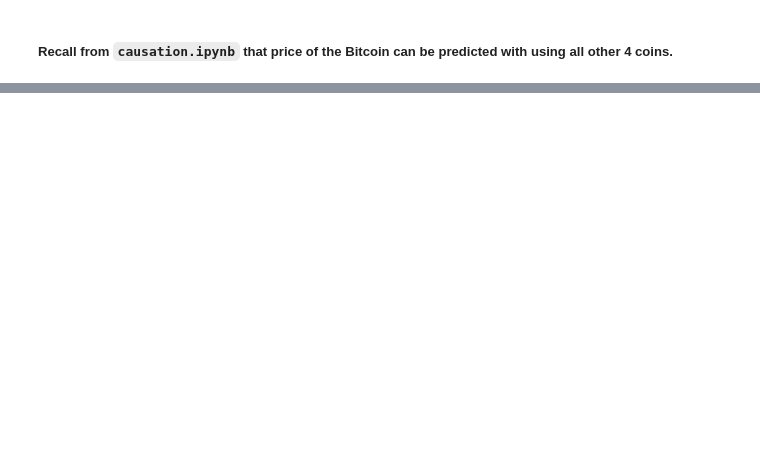
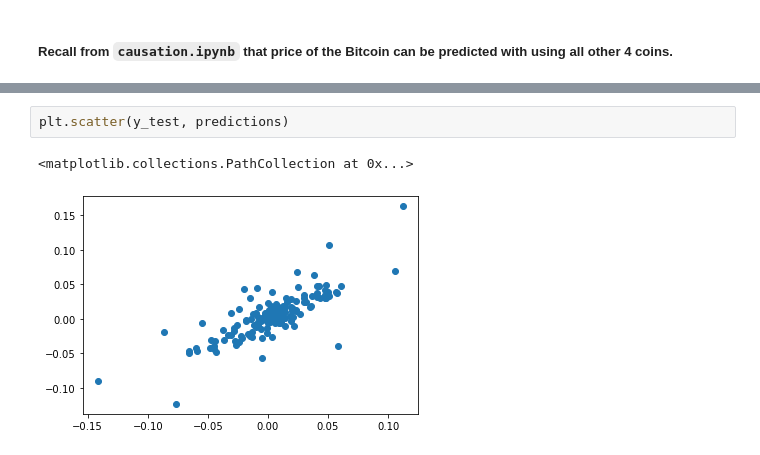
Before and after one commit to jimphon88/quantum-computing, a Jupyter notebook: forecast.ipynb, the cells around one changed output, grey strips where cells are left out. Cells and saved outputs as stored; diff of their text form; blank space fills up the shorter version.

```diff
--- a/forecast.ipynb
+++ b/forecast.ipynb
@@ -28,0 +133,5 @@ for _,coin in enumerate(coins):
+# %%
+plt.scatter(y_test, predictions)
+# %% [output]
+<matplotlib.collections.PathCollection at 0x...>
+[figure, added]
```
Also changed, not shown: parts of 17 cells of this notebook.
